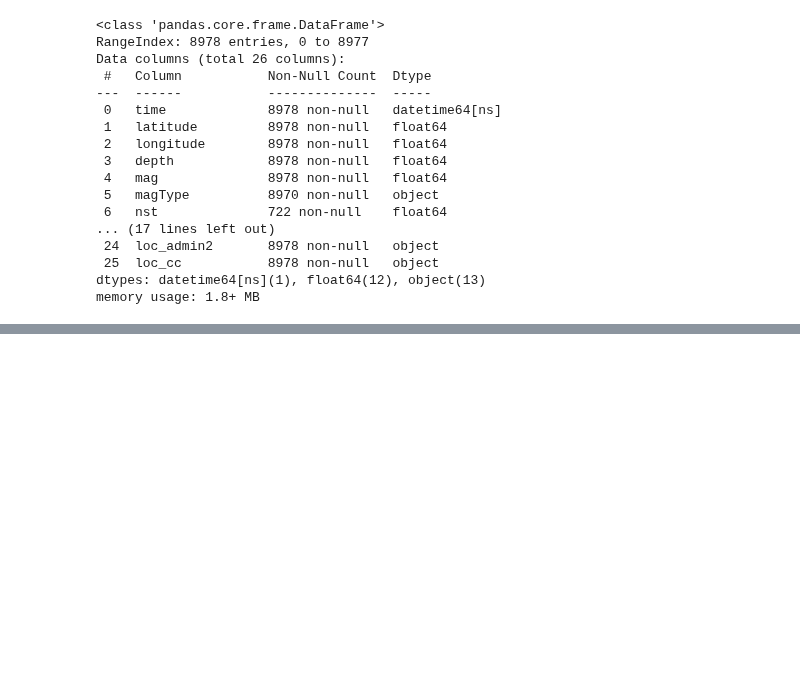
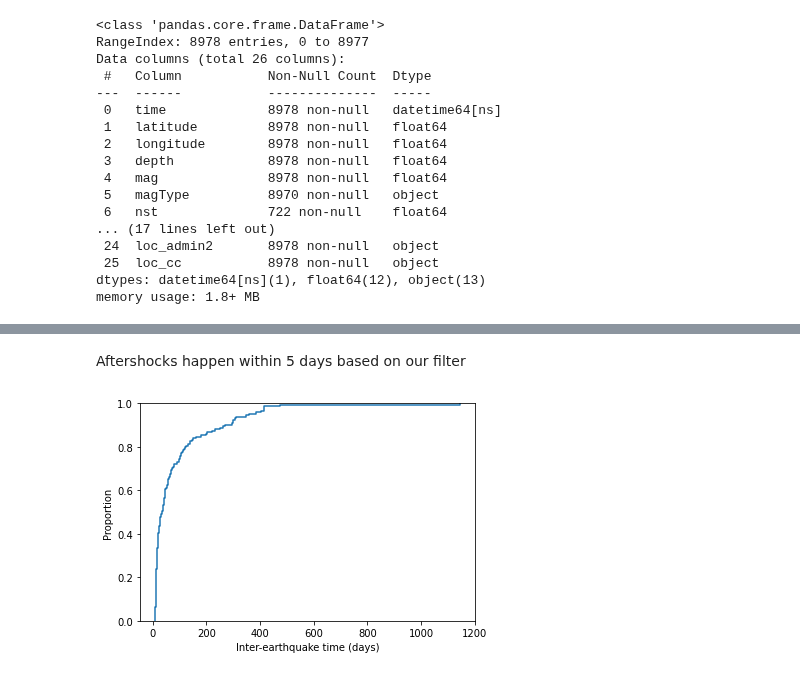
Before and after one commit to tawiwut-cha/datacamp_projects, a Jupyter notebook: earthquakes/oklahoma_tc.ipynb, the cells around one changed output, grey strips where cells are left out. Drawn from its saved outputs; the diff is of its cells as text; code cells hidden in the pictures; blank space fills up the shorter version.

```diff
--- a/earthquakes/oklahoma_tc.ipynb
+++ b/earthquakes/oklahoma_tc.ipynb
@@ -48,0 +56,13 @@ _ = sns.lineplot(data=annual_eq)
+# %%
+# 2. Estimating mean inter-earthquake times
+# sort df by time
+df = df.sort_values(by='time')
+# calculate inter-earthquake times
+intereq_time = df['time'].diff().dropna().dt.days
+print('Before filtering out aftershocks')
+display(intereq_time.describe())
+# filter out aftershocks
+aftershock_threshold = 5 #days
+intereq_time = intereq_time[intereq_time >= 10]
+print('After filtering out aftershocks')
+display(intereq_time.describe())
@@ -48,0 +90,8 @@ _ = sns.lineplot(data=annual_eq)
+# %% [markdown]
+Aftershocks happen within 5 days based on our filter
+# %%
+# visualize
+_ = sns.ecdfplot(data=intereq_time)
+_ = plt.xlabel('Inter-earthquake time (days)')
+# %% [output]
+[figure, added]
```
Also changed, not shown: parts of 8 cells of this notebook, 1 other file.
